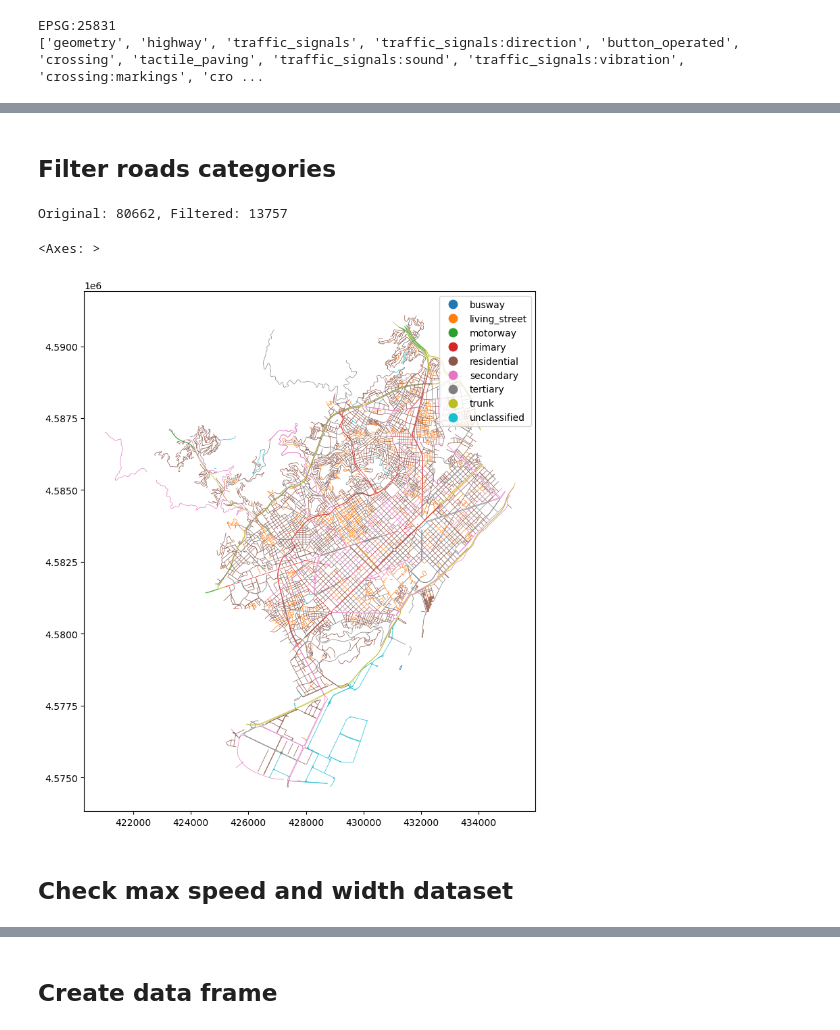
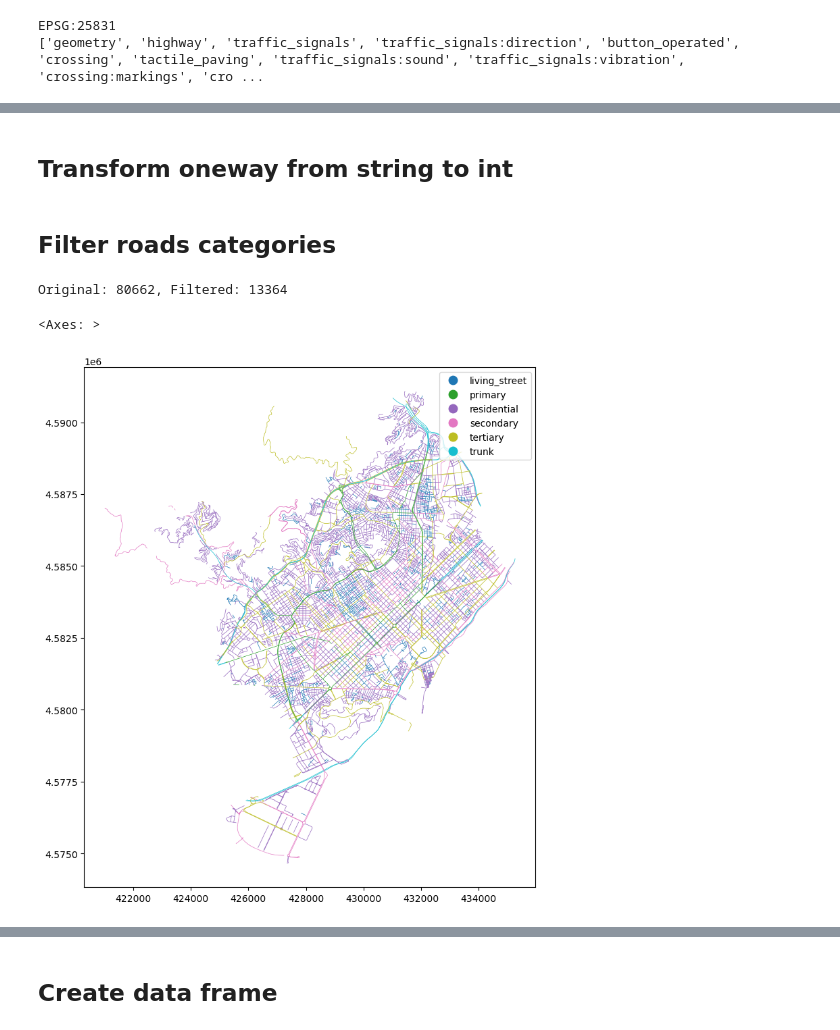
Before and after one commit to AndreaCutroni/ML-Noise-Prediction, a Jupyter notebook: notebooks/osm/OSM_roads.ipynb, the cells around one changed output, grey strips where cells are left out. Cells and saved outputs as stored; diff of their text form; code cells hidden in the pictures.

Commit message:
Improve category finding and convert categories into 1-6 integer

```diff
--- a/notebooks/osm/OSM_roads.ipynb
+++ b/notebooks/osm/OSM_roads.ipynb
@@ -43,14 +65,16 @@ roads.plot(figsize=(10, 10), column='highway', linewidth=0.5, legend=True)
+# %% [markdown]
+## Transform oneway from string to int
+# %%
+roads['oneway'] = [1 if x == 'yes' else 0 for x in roads['oneway']]
 # %% [markdown]
 ## Filter roads categories
 # %%
 # Filter to only primary and secondary roads
-categories = ['busway','living_street','motorway','residential','primary','secondary','tertiary','trunk','unclassified']
+categories = ['living_street','residential','primary','secondary','tertiary','trunk']
 roads_filtered = roads[roads['highway'].isin(categories)]
 print(f"Original: {len(roads)}, Filtered: {len(roads_filtered)}")
 roads_filtered.plot(figsize=(10, 10), column='highway', linewidth=0.5, legend=True)
 # %% [output]
-Original: 80662, Filtered: 13757
+Original: 80662, Filtered: 13364
 <Axes: >
-[figure, old version]
+[figure, new version]
-# %% [markdown]
-## Check max speed and width dataset
```
Also changed, not shown: parts of 14 cells of this notebook.
